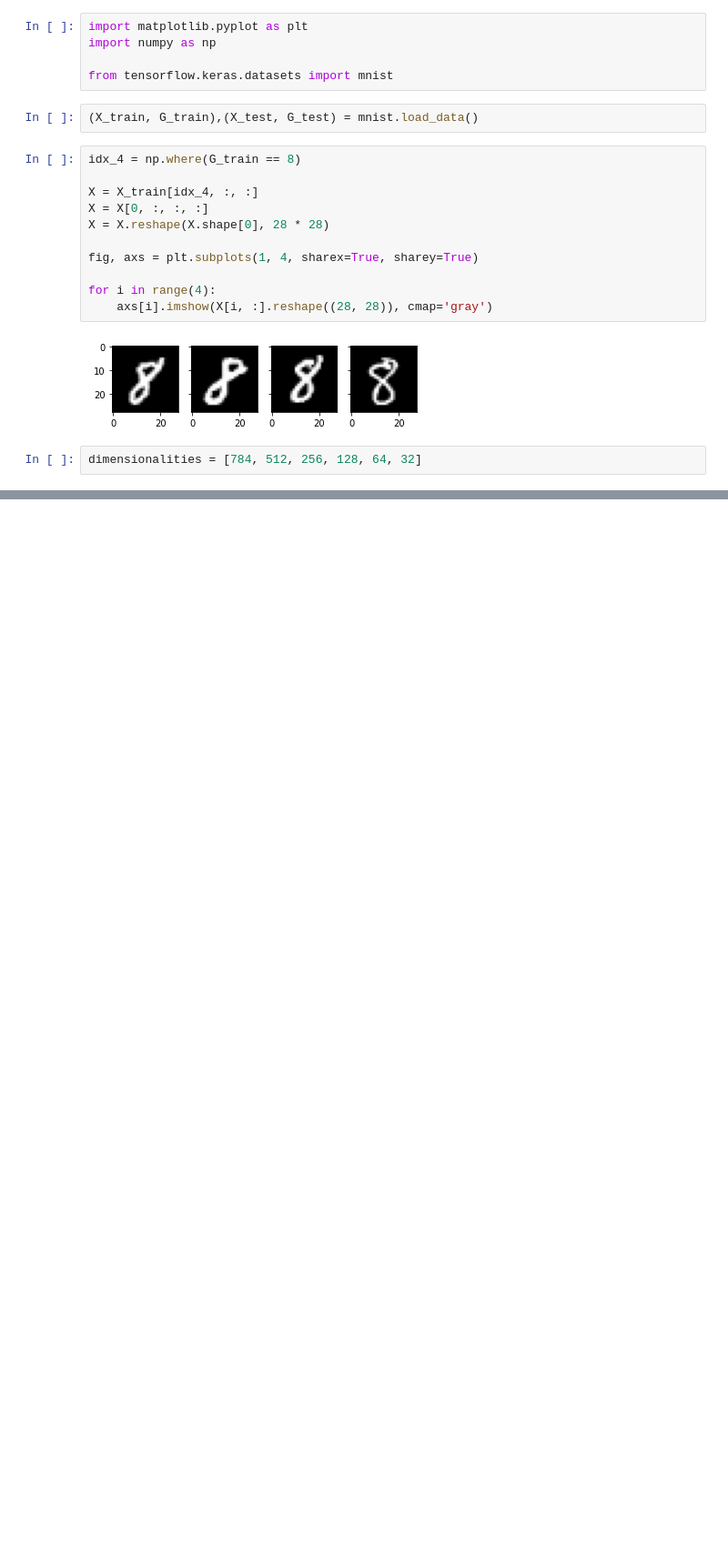
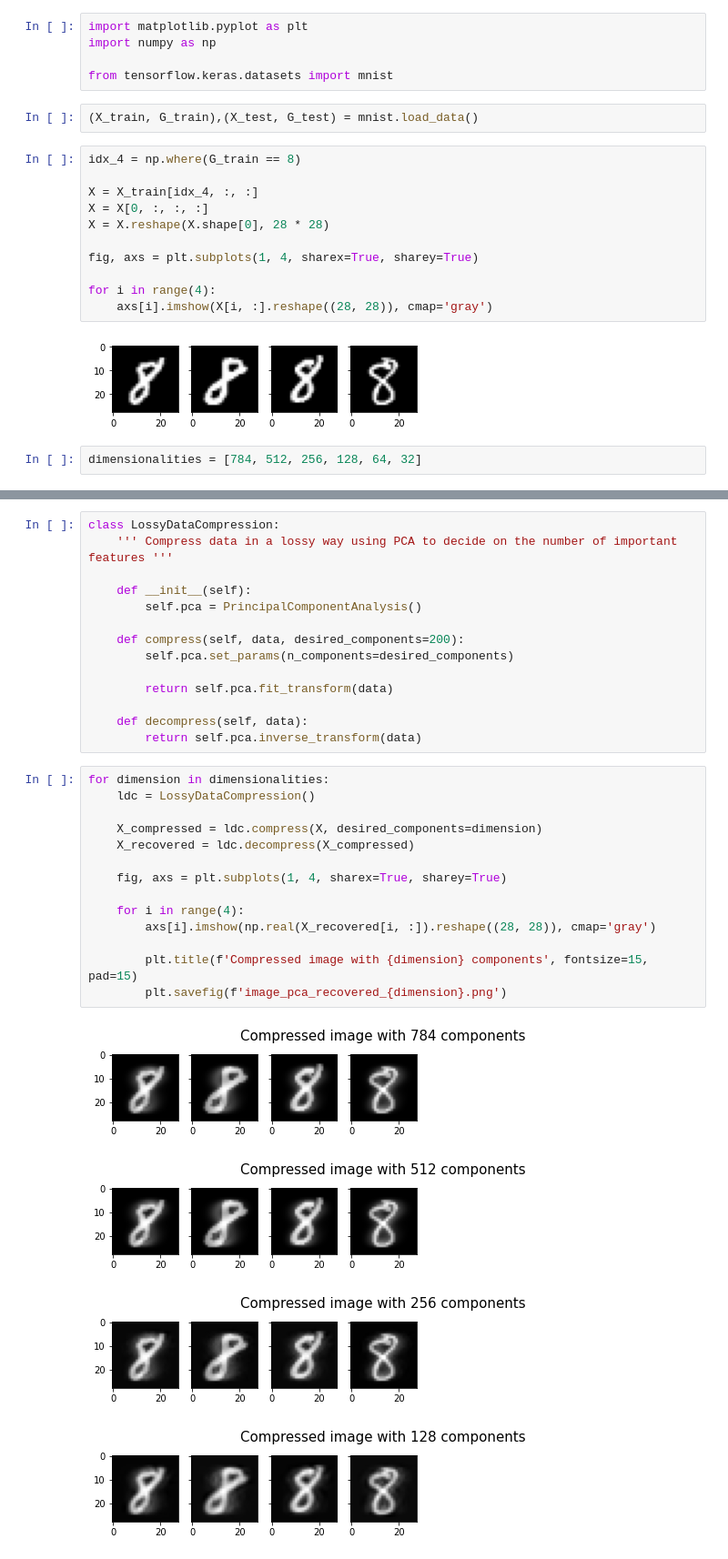
Before and after one commit to enismustafaj/Machine_Learning_Homeworks, a Jupyter notebook: hw10/programming_exercises.ipynb, the cells around one changed output, grey strips where cells are left out. Shown: that part at 91% size. Drawn from its saved outputs; the diff is of its cells as text; blank space fills up the shorter version.

Commit message:
Update programming exercise and add plots

```diff
--- a/hw10/programming_exercises.ipynb
+++ b/hw10/programming_exercises.ipynb
@@ -22,0 +71,33 @@ dimensionalities = [784, 512, 256, 128, 64, 32]
+# %%
+class LossyDataCompression:
+    ''' Compress data in a lossy way using PCA to decide on the number of important features '''
+
+    def __init__(self):
+        self.pca = PrincipalComponentAnalysis()
+
+    def compress(self, data, desired_components=200):
+        self.pca.set_params(n_components=desired_components)
+
+        return self.pca.fit_transform(data)
+
+    def decompress(self, data):
+        return self.pca.inverse_transform(data)
+# %%
+for dimension in dimensionalities:
+    ldc = LossyDataCompression()
+
+    X_compressed = ldc.compress(X, desired_components=dimension)
+    X_recovered = ldc.decompress(X_compressed)
+
+    fig, axs = plt.subplots(1, 4, sharex=True, sharey=True)
+
+    for i in range(4):
+        axs[i].imshow(np.real(X_recovered[i, :]).reshape((28, 28)), cmap='gray')
+
+        plt.title(f'Compressed image with {dimension} components', fontsize=15, pad=15)
+        plt.savefig(f'image_pca_recovered_{dimension}.png')
+# %% [output]
+[figure, added]
+[figure, added]
+[figure, added]
+[figure, added]
```
Also changed, not shown: parts of 2 cells of this notebook, 6 other files.
